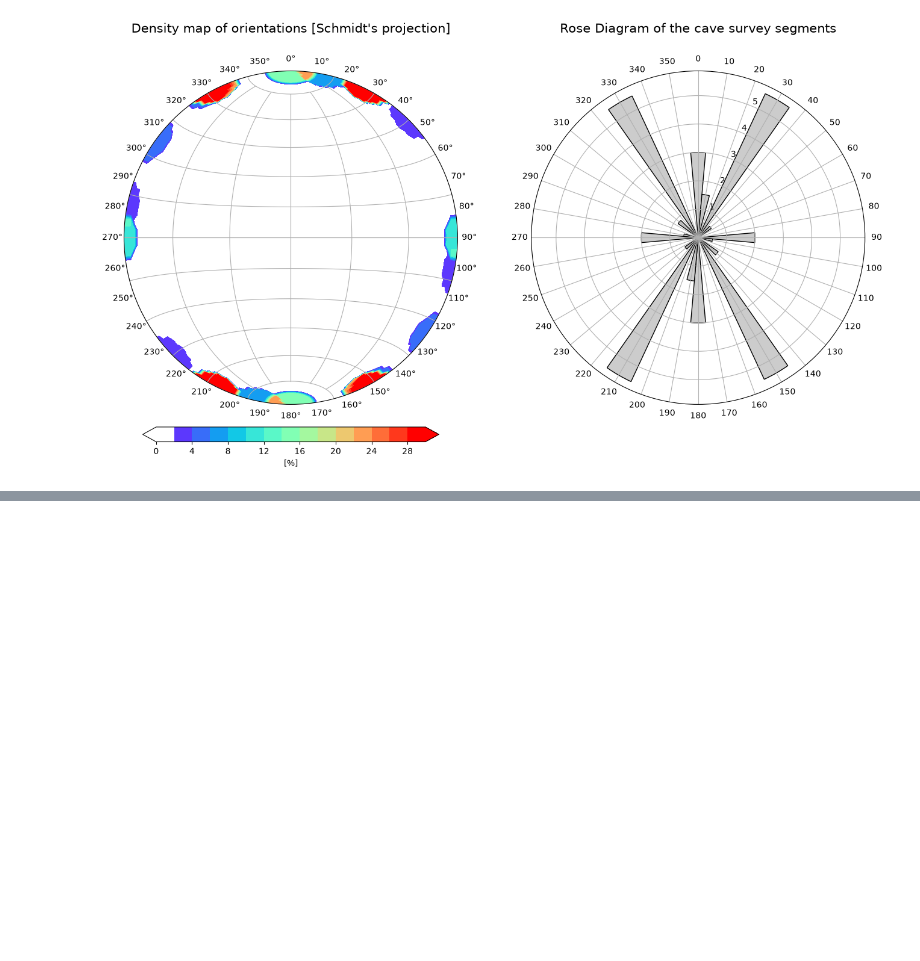
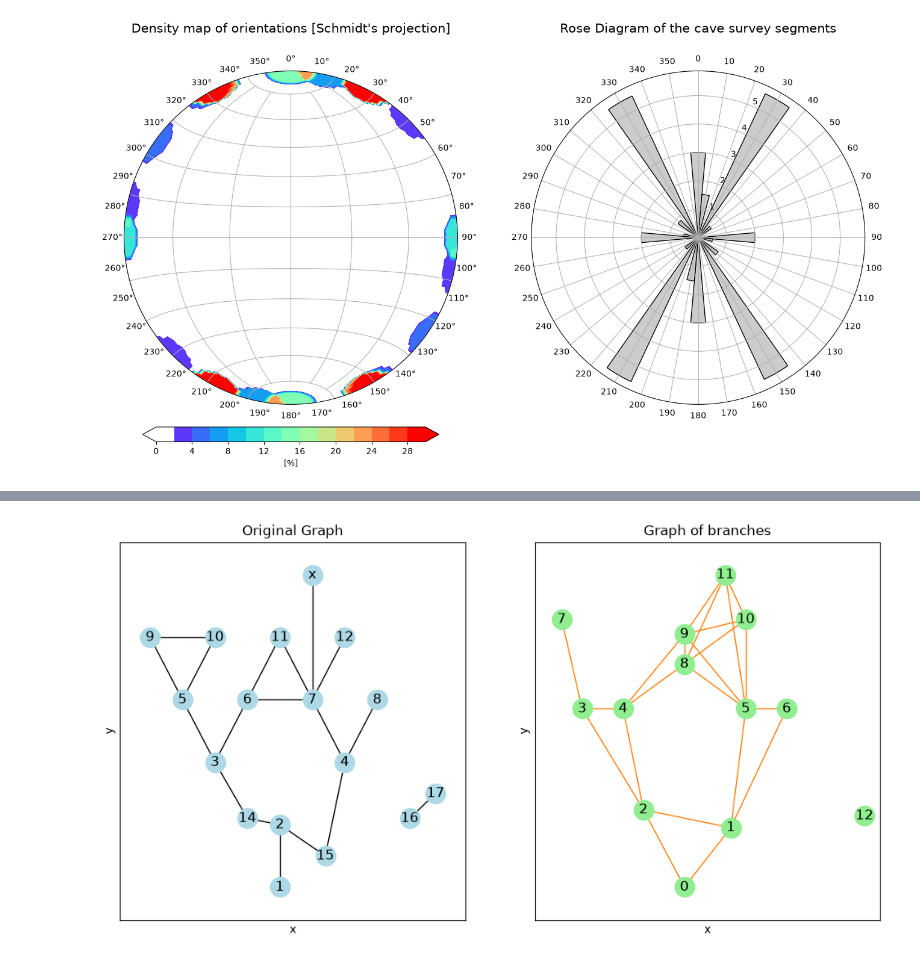
Before and after one commit to karstnet/karstnet, a Jupyter notebook: notebooks/A-Basics.ipynb, the cells around one changed output, grey strips where cells are left out. Saved outputs shown, nothing was run; the diff lists cells and outputs as text; code cells hidden in the pictures; blank space fills up the shorter version.

```diff
--- a/notebooks/A-Basics.ipynb
+++ b/notebooks/A-Basics.ipynb
@@ -253,0 +312,17 @@ kg.stereo()
+# %%
+import matplotlib.pyplot as plt
+
+plt.subplots(1, 2, figsize=(12, 6))
+
+plt.subplot(1, 2, 1)
+kn.view.plot_graph2d(kg.graph, with_labels=True, node_color='lightblue')
+plt.title('Original Graph')
+
+plt.subplot(1, 2, 2)
+kn.view.plot_graph2d(kg.graph_of_branches, with_labels=True,
+                     node_color='lightgreen', edge_color='tab:orange')
+plt.title('Graph of branches')
+
+plt.show()
+# %% [output]
+[figure, added]
```
Also changed, not shown: parts of 5 cells of this notebook, 24 other files.
